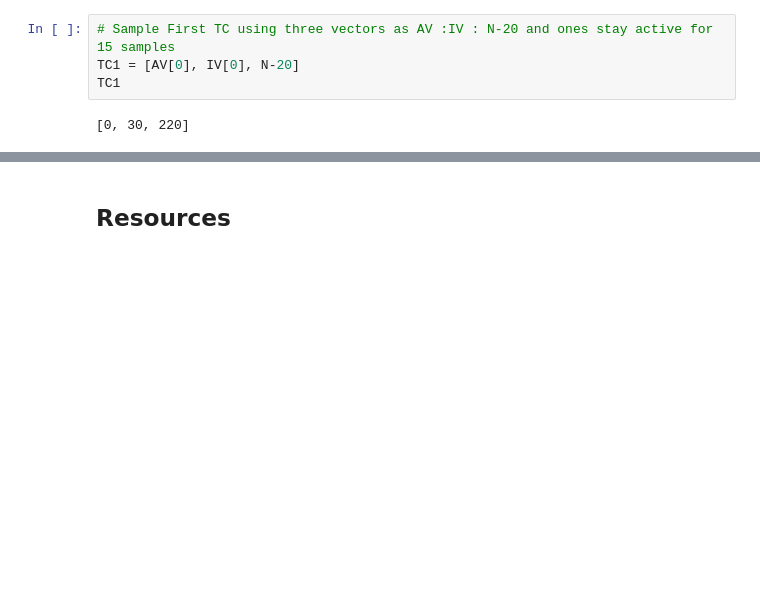
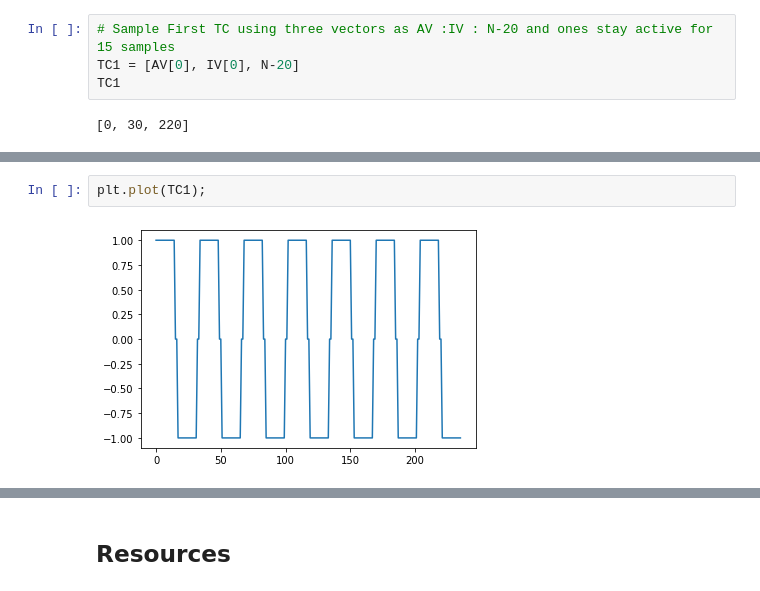
Before and after one commit to HesterLim/Applied-Data-Science-2021-Semester-2-Assignment-1, a Jupyter notebook: dataset-generate.ipynb, the cells around one changed output, grey strips where cells are left out. Cells and saved outputs as stored; diff of their text form; blank space fills up the shorter version.

```diff
--- a/dataset-generate.ipynb
+++ b/dataset-generate.ipynb
@@ -26,0 +134,4 @@ TC1
+# %%
+plt.plot(TC1);
+# %% [output]
+[figure, added]
```
Also changed, not shown: parts of 26 cells of this notebook.
